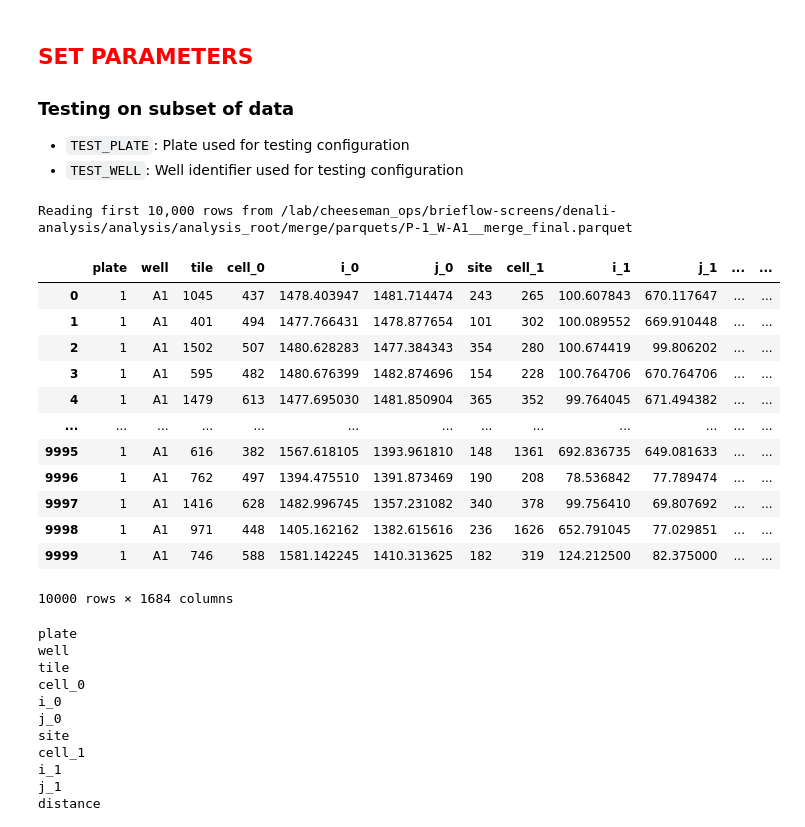
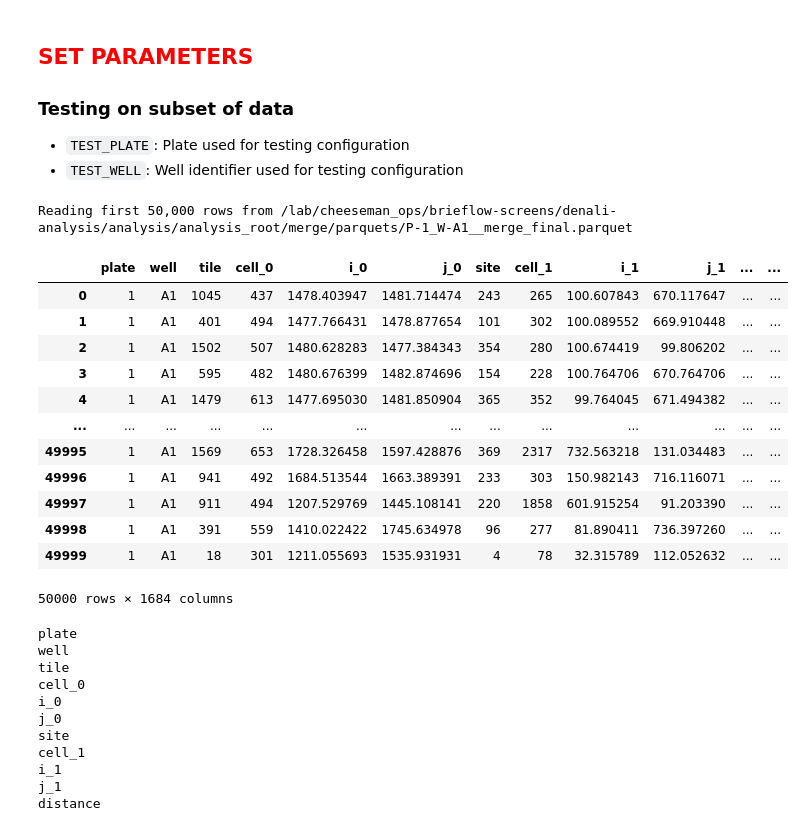
Before and after one commit to cheeseman-lab/brieflow-analysis, a Jupyter notebook: analysis/7.configure_aggregate_params.ipynb, the cells around one changed output. Cells and saved outputs as stored; diff of their text form; code cells hidden in the pictures.

```diff
--- a/analysis/7.configure_aggregate_params.ipynb
+++ b/analysis/7.configure_aggregate_params.ipynb
@@ -55,34 +56,34 @@ TEST_WELL = "A1"
 # %%
 # load config file and determine root path
 with open(CONFIG_FILE_PATH, "r") as config_file:
     config = yaml.safe_load(config_file)
 ROOT_FP = Path(config["all"]["root_fp"])
 
 # Load subset of data
 # Takes ~1 minute
 merge_final_fp = (
     ROOT_FP
     / "merge"
     / "parquets"
     / get_filename({"plate": TEST_PLATE, "well": TEST_WELL}, "merge_final", "parquet")
 )
-cell_data = load_parquet_subset(merge_final_fp, n_rows=10000)
+cell_data = load_parquet_subset(merge_final_fp, n_rows=50000)
 display(cell_data)
 # %% [output]
-Reading first 10,000 rows from /lab/cheeseman_ops/brieflow-screens/denali-analysis/analysis/analysis_root/merge/parquets/P-1_W-A1__merge_final.parquet
+Reading first 50,000 rows from /lab/cheeseman_ops/brieflow-screens/denali-analysis/analysis/analysis_root/merge/parquets/P-1_W-A1__merge_final.parquet
 |  | plate | well | tile | cell_0 | i_0 | j_0 | site | cell_1 | i_1 | j_1 | ... | ... |
 | 0 | 1 | A1 | 1045 | 437 | 1478.403947 | 1481.714474 | 243 | 265 | 100.607843 | 670.117647 | ... | ... |
 | 1 | 1 | A1 | 401 | 494 | 1477.766431 | 1478.877654 | 101 | 302 | 100.089552 | 669.910448 | ... | ... |
 | 2 | 1 | A1 | 1502 | 507 | 1480.628283 | 1477.384343 | 354 | 280 | 100.674419 | 99.806202 | ... | ... |
 | 3 | 1 | A1 | 595 | 482 | 1480.676399 | 1482.874696 | 154 | 228 | 100.764706 | 670.764706 | ... | ... |
 | 4 | 1 | A1 | 1479 | 613 | 1477.695030 | 1481.850904 | 365 | 352 | 99.764045 | 671.494382 | ... | ... |
 | ... | ... | ... | ... | ... | ... | ... | ... | ... | ... | ... | ... | ... |
-| 9995 | 1 | A1 | 616 | 382 | 1567.618105 | 1393.961810 | 148 | 1361 | 692.836735 | 649.081633 | ... | ... |
-| 9996 | 1 | A1 | 762 | 497 | 1394.475510 | 1391.873469 | 190 | 208 | 78.536842 | 77.789474 | ... | ... |
-| 9997 | 1 | A1 | 1416 | 628 | 1482.996745 | 1357.231082 | 340 | 378 | 99.756410 | 69.807692 | ... | ... |
-| 9998 | 1 | A1 | 971 | 448 | 1405.162162 | 1382.615616 | 236 | 1626 | 652.791045 | 77.029851 | ... | ... |
-| 9999 | 1 | A1 | 746 | 588 | 1581.142245 | 1410.313625 | 182 | 319 | 124.212500 | 82.375000 | ... | ... |
+| 49995 | 1 | A1 | 1569 | 653 | 1728.326458 | 1597.428876 | 369 | 2317 | 732.563218 | 131.034483 | ... | ... |
+| 49996 | 1 | A1 | 941 | 492 | 1684.513544 | 1663.389391 | 233 | 303 | 150.982143 | 716.116071 | ... | ... |
+| 49997 | 1 | A1 | 911 | 494 | 1207.529769 | 1445.108141 | 220 | 1858 | 601.915254 | 91.203390 | ... | ... |
+| 49998 | 1 | A1 | 391 | 559 | 1410.022422 | 1745.634978 | 96 | 277 | 81.890411 | 736.397260 | ... | ... |
+| 49999 | 1 | A1 | 18 | 301 | 1211.055693 | 1535.931931 | 4 | 78 | 32.315789 | 112.052632 | ... | ... |
-10000 rows × 1684 columns
+50000 rows × 1684 columns
 # %%
 for col in cell_data.columns:
     print(col)
```
Also changed, not shown: parts of 19 cells of this notebook, 2 other files.
